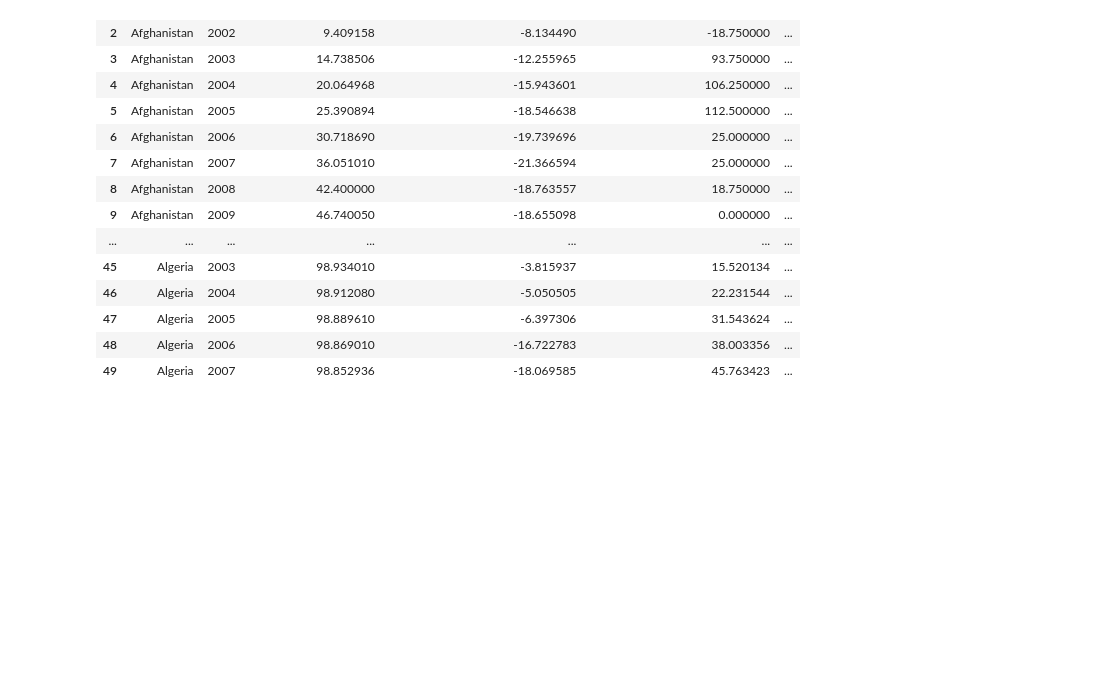
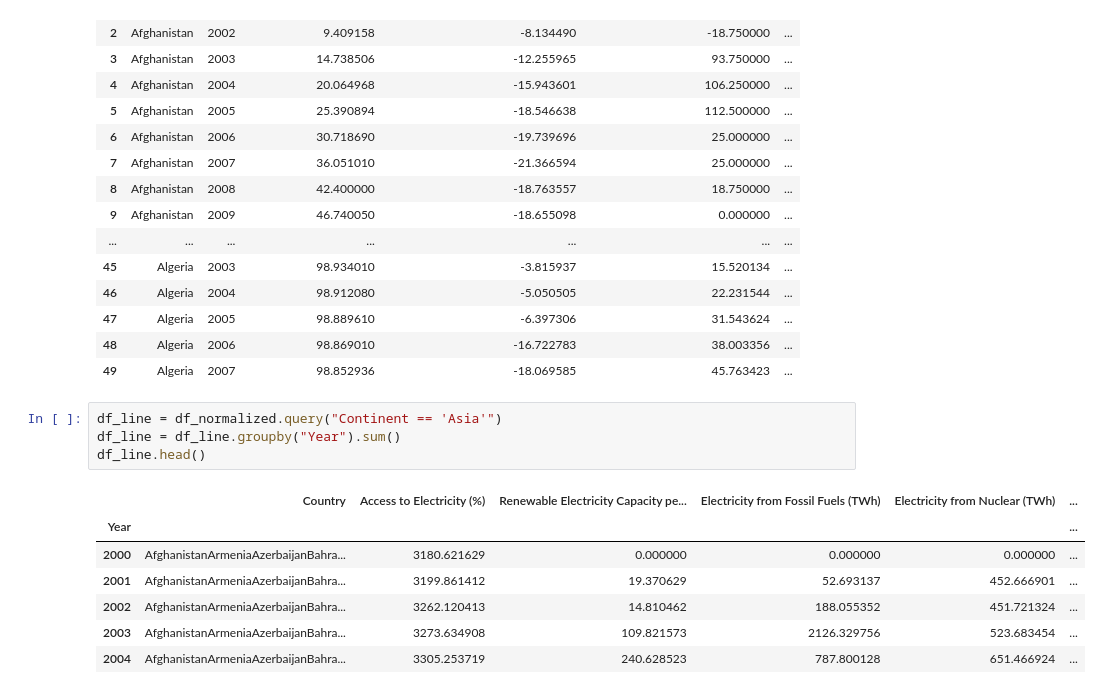
Before and after one commit to Projet-ESIEE/DashBoard-Energy, a Jupyter notebook: missing_values.ipynb, the cells around one changed output. Cells and saved outputs as stored; diff of their text form; blank space fills up the shorter version.

```diff
--- a/missing_values.ipynb
+++ b/missing_values.ipynb
@@ -170,3 +169,15 @@ df_normalized.head(50)
 | 47 | Algeria | 2005 | 98.889610 | -6.397306 | 31.543624 | ... |
 | 48 | Algeria | 2006 | 98.869010 | -16.722783 | 38.003356 | ... |
 | 49 | Algeria | 2007 | 98.852936 | -18.069585 | 45.763423 | ... |
+# %%
+df_line = df_normalized.query("Continent == 'Asia'")
+df_line = df_line.groupby("Year").sum()
+df_line.head()
+# %% [output]
+|  | Country | Access to Electricity (%) | Renewable Electricity Capacity pe... | Electricity from Fossil Fuels (TWh) | Electricity from Nuclear (TWh) | ... |
+| Year |  |  |  |  |  | ... |
+| 2000 | AfghanistanArmeniaAzerbaijanBahra... | 3180.621629 | 0.000000 | 0.000000 | 0.000000 | ... |
+| 2001 | AfghanistanArmeniaAzerbaijanBahra... | 3199.861412 | 19.370629 | 52.693137 | 452.666901 | ... |
+| 2002 | AfghanistanArmeniaAzerbaijanBahra... | 3262.120413 | 14.810462 | 188.055352 | 451.721324 | ... |
+| 2003 | AfghanistanArmeniaAzerbaijanBahra... | 3273.634908 | 109.821573 | 2126.329756 | 523.683454 | ... |
+| 2004 | AfghanistanArmeniaAzerbaijanBahra... | 3305.253719 | 240.628523 | 787.800128 | 651.466924 | ... |
```
Also changed, not shown: parts of 2 cells of this notebook, 8 other files.
